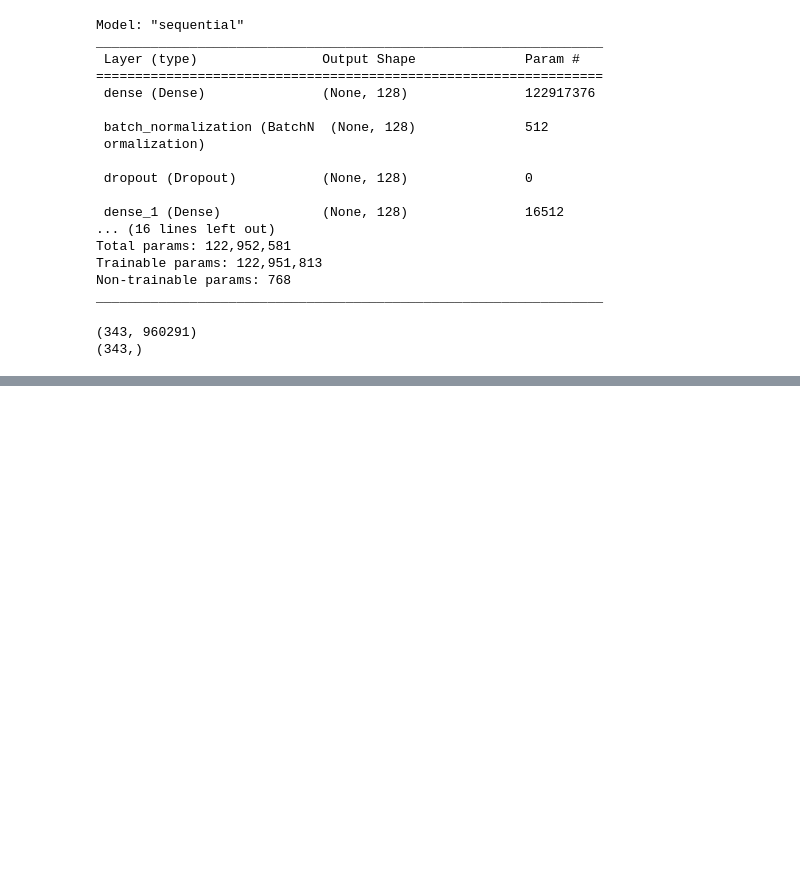
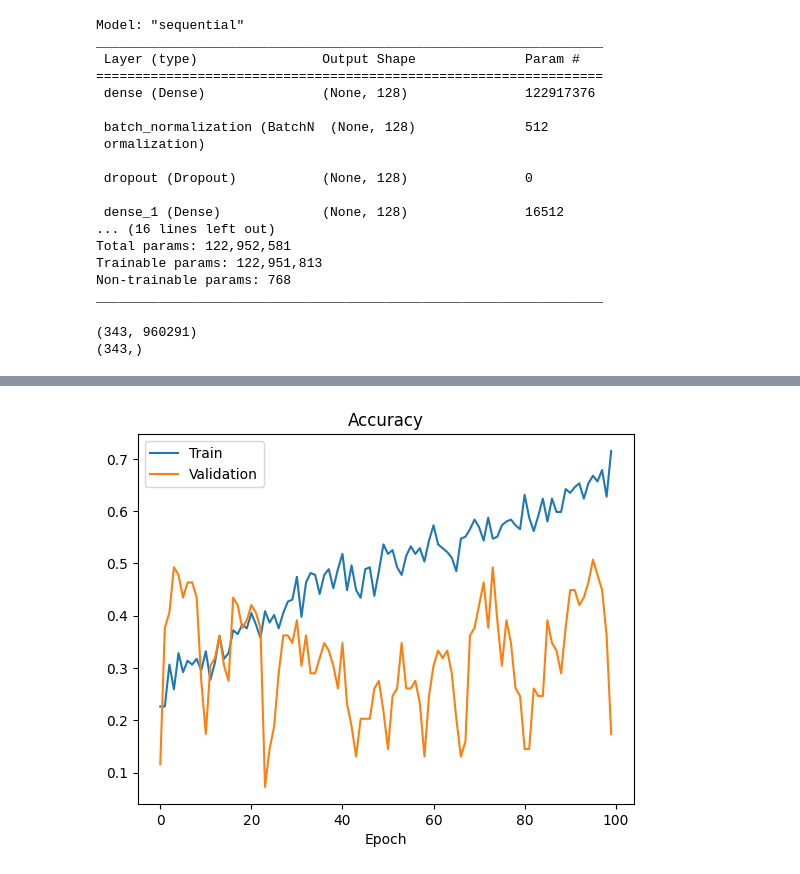
Before and after one commit to visheshnarayan/download_recanvo, a Jupyter notebook: notebooks/vocal_classification.ipynb, the cells around one changed output, grey strips where cells are left out. Cells and saved outputs as stored; diff of their text form; code cells hidden in the pictures; blank space fills up the shorter version.

```diff
--- a/notebooks/vocal_classification.ipynb
+++ b/notebooks/vocal_classification.ipynb
@@ -536,0 +559,4 @@ Epoch 9/100
+# %%
+visualize_acc(history)
+# %% [output]
+[figure, added]
```
Also changed, not shown: parts of 4 cells of this notebook.
